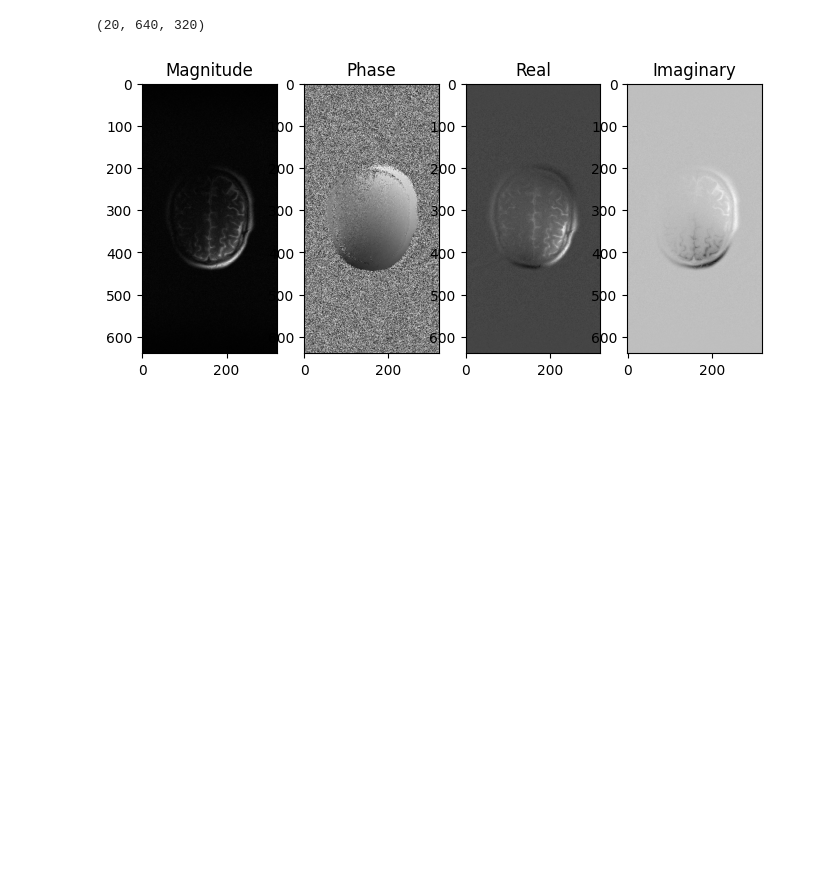
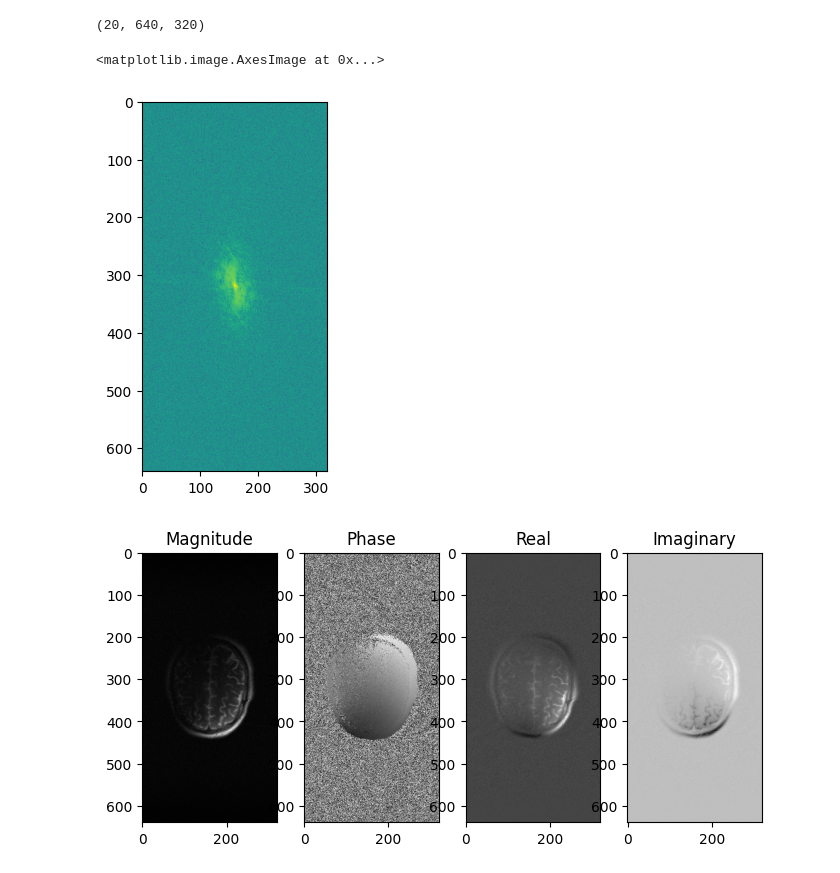
Before and after one commit to syllsg/IRM_Reconstruction, a Jupyter notebook: Reco_SL/Exploring_IRM_h5file.ipynb, the cells around one changed output. Cells and saved outputs as stored; diff of their text form; code cells hidden in the pictures; blank space fills up the shorter version.

```diff
--- a/Reco_SL/Exploring_IRM_h5file.ipynb
+++ b/Reco_SL/Exploring_IRM_h5file.ipynb
@@ -181,2 +181,10 @@ image_8th_slice.shape
 image_8th_slice_last_coil= image_8th_slice[19,:,:]
+# %%
+# get kspace from kspace for the 8th slice and the last coil and apply log and abs to plot
+kspace_8th_slice_last_coil = np.log(np.abs(slice_kspace[19,:,:]) + 1e-9)
+# %%
+plt.imshow(kspace_8th_slice_last_coil)
+# %% [output]
+<matplotlib.image.AxesImage at 0x...>
+[figure, added]
 # %%
```
Also changed, not shown: parts of 3 cells of this notebook, 2 other files.
